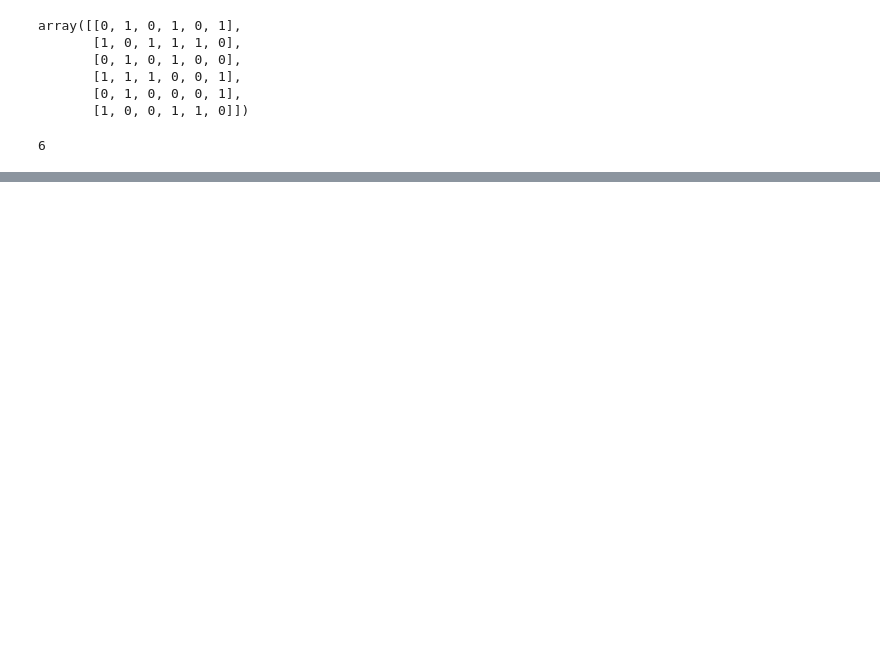
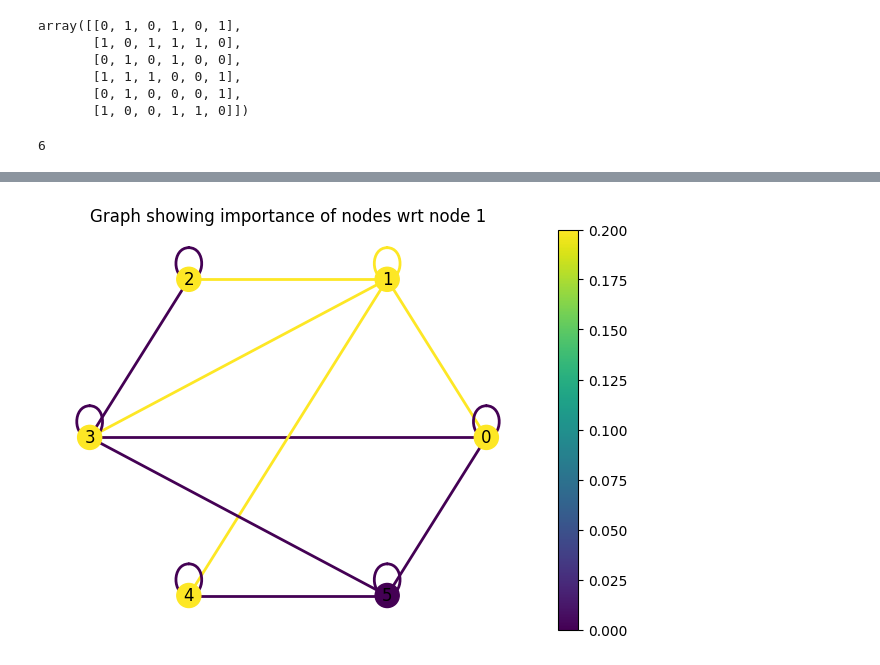
Before and after one commit to heysourin/GNN-Graph-Neural-Network, a Jupyter notebook: Paper/Convolutional_Graph_Neural_net_Paper.ipynb, the cells around one changed output, grey strips where cells are left out. Cells and saved outputs as stored; diff of their text form; code cells hidden in the pictures; blank space fills up the shorter version.

```diff
--- a/Paper/Convolutional_Graph_Neural_net_Paper.ipynb
+++ b/Paper/Convolutional_Graph_Neural_net_Paper.ipynb
@@ -78,0 +162,14 @@ Feature Matrix shape (6, 3)
+# %%
+print("A tildde X = ")
+print()
+
+for i in range(num_nodes):
+  res = 0.
+  print(f"Node {i} is connected to", end=' ')
+  for n in G_loop[i].keys():
+    res += x[n]
+    print(f"Node {n} {x[n]},", end=' ')
+
+  print()
+  print(f"Sum of connected neighbours {res}")
+  print()
@@ -78,0 +226,6 @@ Feature Matrix shape (6, 3)
+# %%
+D = np.sum(adj_loop, axis=1)
+print(D)
+print()
+norm = np.diag(1/D) @ adj_loop
+norm
@@ -78,0 +265,32 @@ Feature Matrix shape (6, 3)
+# %%
+# PLOTTING FOR VISUALIZATION
+# helper code to draw the graph showing node importance
+
+# pick the node
+node = 1
+
+# get the normalized values as color
+color_map = norm[node]
+
+# set color to the edges
+color_edges = []
+for idx, i in enumerate(norm[node]):
+    if i > 0.0:
+        G_loop.edges[(node, idx)]['weight'] = i * 10
+for k in G_loop.edges.keys():
+    color_edges.append(G_loop.edges[k]['weight'])
+
+# draw the graph
+pos = nx.circular_layout(G_loop)
+vmin = min(color_map)
+vmax = max(color_map)
+plt.figure(figsize=(6, 4))
+nx.draw(G_loop, pos, node_color=color_map, width=2,
+           with_labels=True, vmin=vmin, vmax=vmax, edge_color=color_edges)
+sm = plt.cm.ScalarMappable(norm=plt.Normalize(vmin = vmin, vmax=vmax))
+sm._A = []
+plt.colorbar(sm, ax=plt.gca())
+plt.title(f"Graph showing importance of nodes wrt node {node}")
+plt.show()
+# %% [output]
+[figure, added]
```
Also changed, not shown: parts of 29 cells of this notebook.
